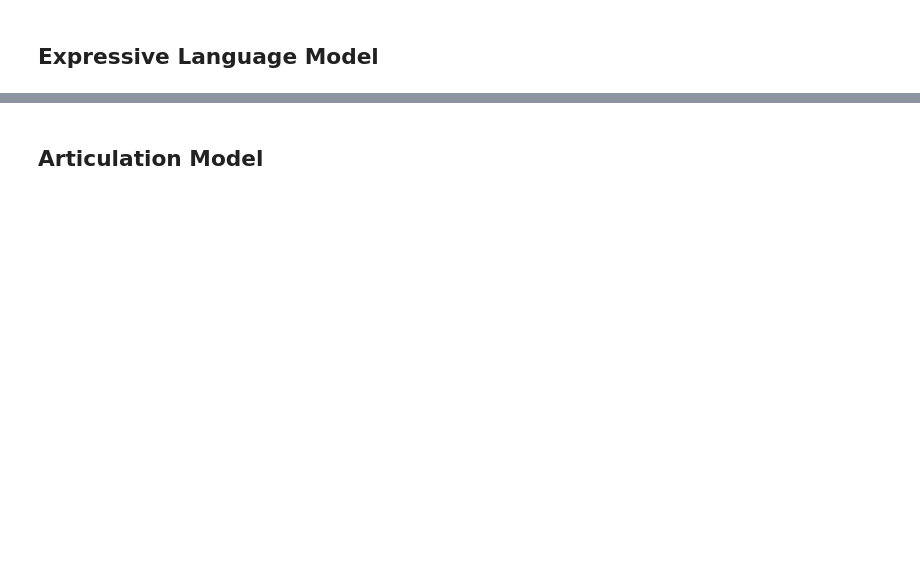
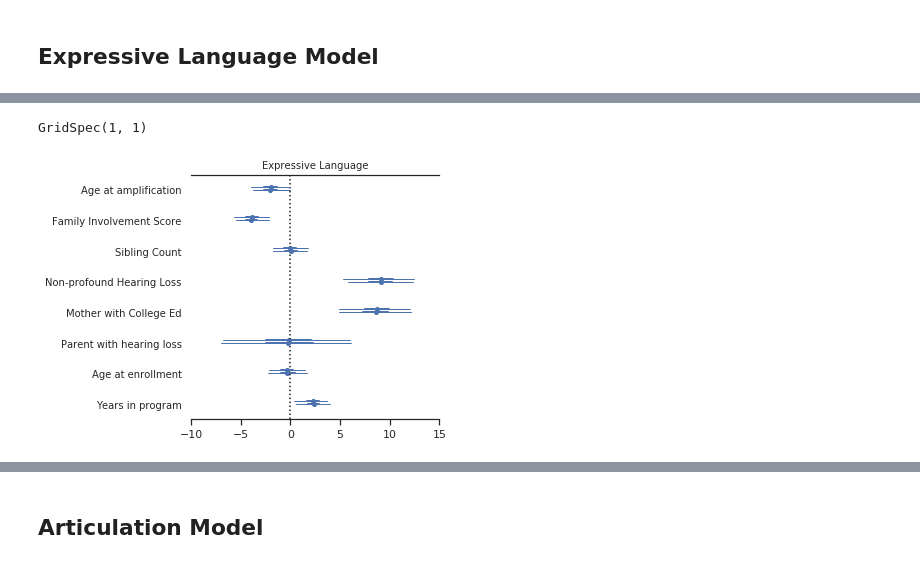
Before and after one commit to fonnesbeck/infant_hearing_intervention, a Jupyter notebook: notebooks/Covariate Model.ipynb, the cells around one changed output, grey strips where cells are left out. Drawn from its saved outputs; the diff is of its cells as text; code cells hidden in the pictures; blank space fills up the shorter version.

```diff
--- a/notebooks/Covariate Model.ipynb
+++ b/notebooks/Covariate Model.ipynb
@@ -485,4 +546,4 @@ expressive_language_4 = generate_model(expressive_language_dataset, 4)
 # %%
 with expressive_language_4:
 
-    exp_lang_4_trace = sample(iterations, tune=tuning, chains=2)
+    exp_lang_4_trace = sample(iterations, tune=tuning, cores=2)
@@ -489,4 +557,7 @@ with expressive_language_4:
 # %%
 forestplot(exp_lang_4_trace, varnames=['β'],
            ylabels=labels, main='Expressive Language',
-          xlim=(-10,10), rhat=False)
+          xlim=x_range, rhat=False)
+# %% [output]
+GridSpec(1, 1)
+[figure, added]
```
Also changed, not shown: parts of 43 cells of this notebook.
